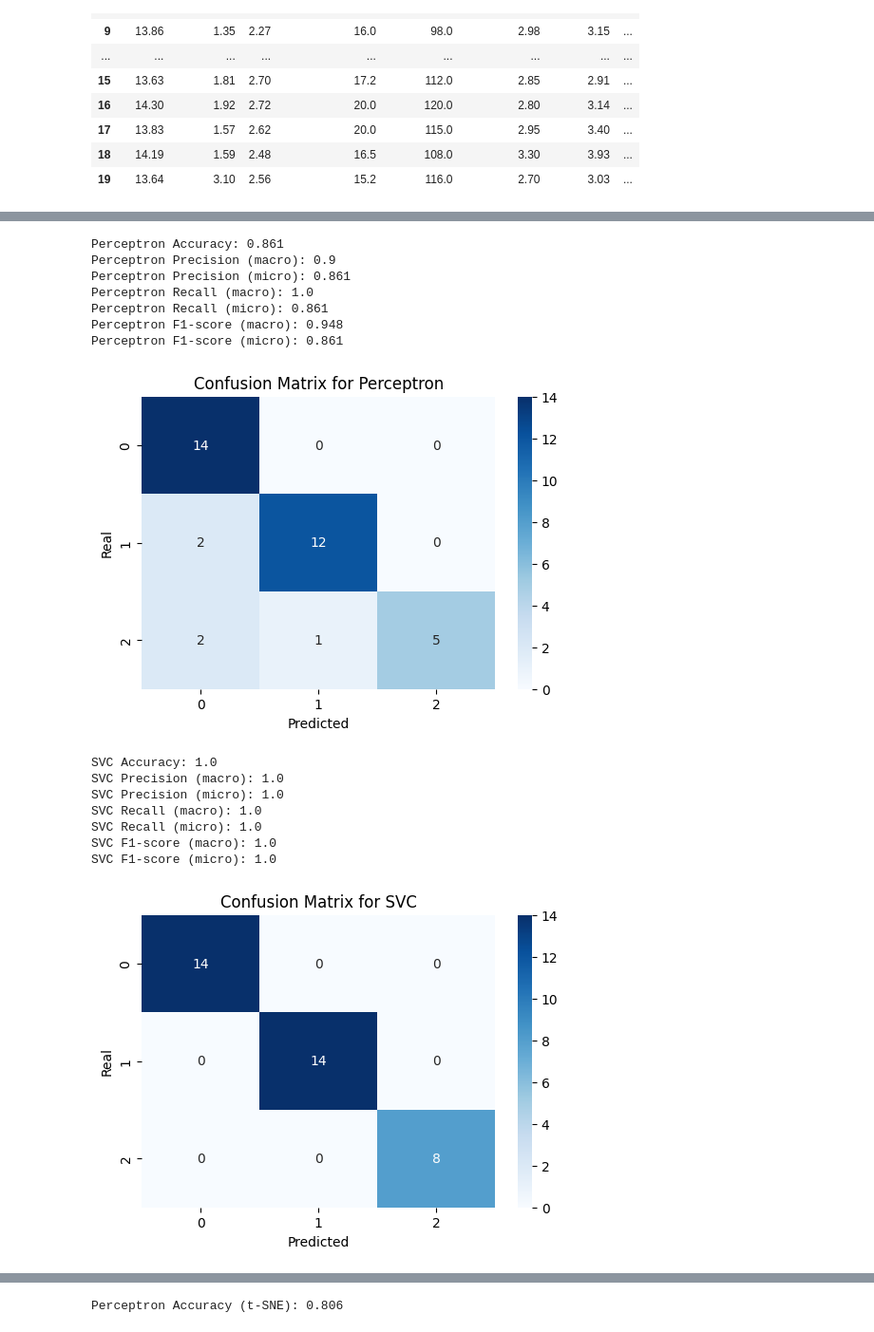
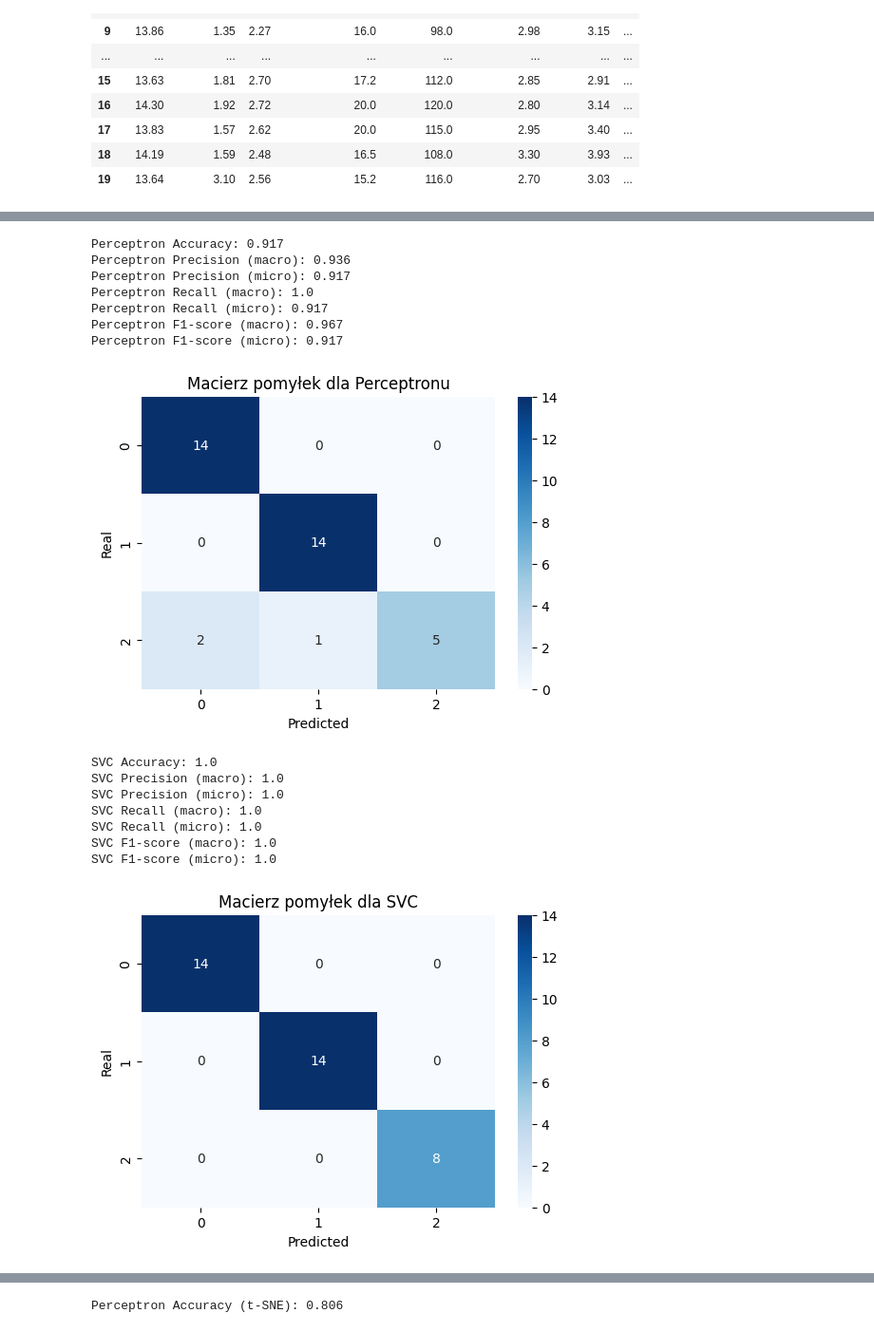
Before and after one commit to mgasiewicz14/ovr_classifier_implementation, a Jupyter notebook: project3.ipynb, the cells around one changed output, grey strips where cells are left out. Shown at 95% size. Drawn from its saved outputs; the diff is of its cells as text; code cells hidden in the pictures.

```diff
--- a/project3.ipynb
+++ b/project3.ipynb
@@ -66,7 +66,7 @@ X_train, X_test, y_train, y_test = train_test_split(X, y, test_size=0.2, random_
 # X_train = scaler.fit_transform(X_train)
 # X_test = scaler.transform(X_test)
 # %%
-ovr_perceptron = OVRPerceptron(learning_rate=0.01, n_iter=1000)
+ovr_perceptron = OVRPerceptron(learning_rate=0.01, n_iter=500)
 ovr_perceptron.fit(X_train, y_train)
 y_pred = ovr_perceptron.predict(X_test)
 
@@ -74,42 +74,42 @@ ovr_svc = OVRSVC(kernel='linear')
 ovr_svc.fit(X_train, y_train)
 y_pred_svc = ovr_svc.predict(X_test)
 
 print("Perceptron Accuracy:", round(accuracy(y_test, y_pred),3))
 print("Perceptron Precision (macro):", round(precision(y_test, y_pred, average='macro'),3))
 print("Perceptron Precision (micro):", round(precision(y_test, y_pred, average='micro'),3))
 print("Perceptron Recall (macro):", round(recall(y_test, y_pred, average='macro'),3))
 print("Perceptron Recall (micro):", round(recall(y_test, y_pred, average='micro'),3))
 print("Perceptron F1-score (macro):", round(f1_score(y_test, y_pred, average='macro'),3))
 print("Perceptron F1-score (micro):", round(f1_score(y_test, y_pred, average='micro'),3))
 
 plt.figure(figsize=(6, 4))
 cm_perceptron = pd.crosstab(y_test, y_pred, rownames=['Real'], colnames=['Predicted'])
 sns.heatmap(cm_perceptron, annot=True, cmap='Blues', fmt='d')
-plt.title('Confusion Matrix for Perceptron')
+plt.title('Macierz pomyłek dla Perceptronu')
 plt.show()
 
 print("SVC Accuracy:", round(accuracy(y_test, y_pred_svc),3))
 print("SVC Precision (macro):", round(precision(y_test, y_pred_svc, average='macro'),3))
 print("SVC Precision (micro):", round(precision(y_test, y_pred_svc, average='micro'),3))
 print("SVC Recall (macro):", round(recall(y_test, y_pred_svc, average='macro'),3))
 print("SVC Recall (micro):", round(recall(y_test, y_pred_svc, average='micro'),3))
 print("SVC F1-score (macro):", round(f1_score(y_test, y_pred_svc, average='macro'),3))
 print("SVC F1-score (micro):", round(f1_score(y_test, y_pred_svc, average='micro'),3))
 
 plt.figure(figsize=(6, 4))
 cm_svc = pd.crosstab(y_test, y_pred_svc, rownames=['Real'], colnames=['Predicted'])
 sns.heatmap(cm_svc, annot=True, cmap='Blues', fmt='d')
-plt.title('Confusion Matrix for SVC')
+plt.title('Macierz pomyłek dla SVC')
 plt.show()
 # %% [output]
-Perceptron Accuracy: 0.861
-Perceptron Precision (macro): 0.9
-Perceptron Precision (micro): 0.861
+Perceptron Accuracy: 0.917
+Perceptron Precision (macro): 0.936
+Perceptron Precision (micro): 0.917
 Perceptron Recall (macro): 1.0
-Perceptron Recall (micro): 0.861
-Perceptron F1-score (macro): 0.948
-Perceptron F1-score (micro): 0.861
+Perceptron Recall (micro): 0.917
+Perceptron F1-score (macro): 0.967
+Perceptron F1-score (micro): 0.917
-[figure, old version]
+[figure, new version]
 SVC Accuracy: 1.0
 SVC Precision (macro): 1.0
 SVC Precision (micro): 1.0
@@ -117,7 +117,7 @@ SVC Recall (macro): 1.0
 SVC Recall (micro): 1.0
 SVC F1-score (macro): 1.0
 SVC F1-score (micro): 1.0
-[figure, old version]
+[figure, new version]
 # %%
 tsne = TSNE(n_components=2, random_state=42)
 X_tsne = tsne.fit_transform(X)
```
Also changed, not shown: parts of 5 cells of this notebook.
